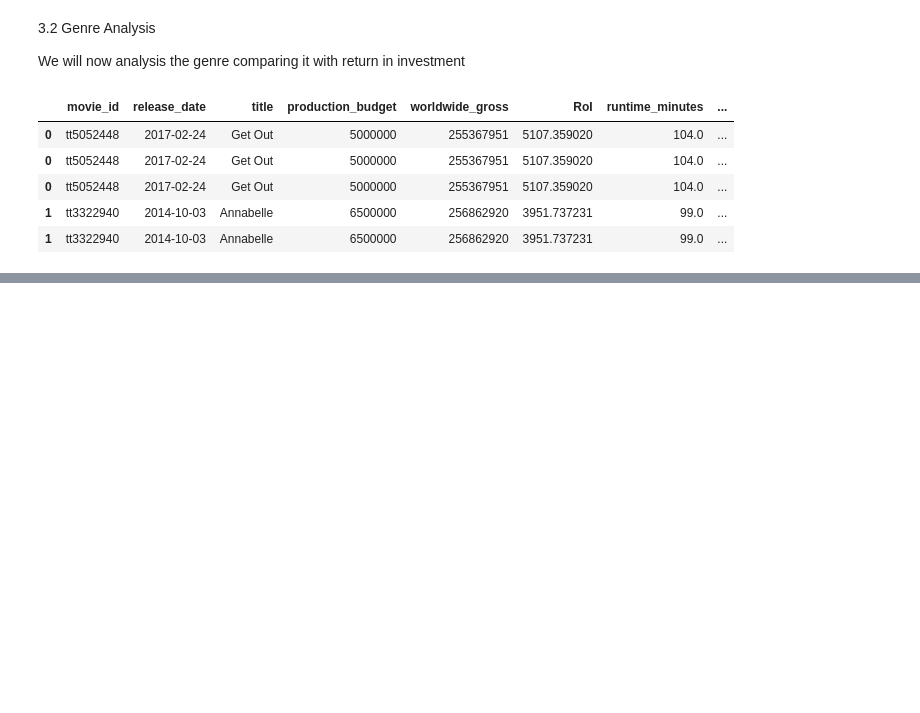
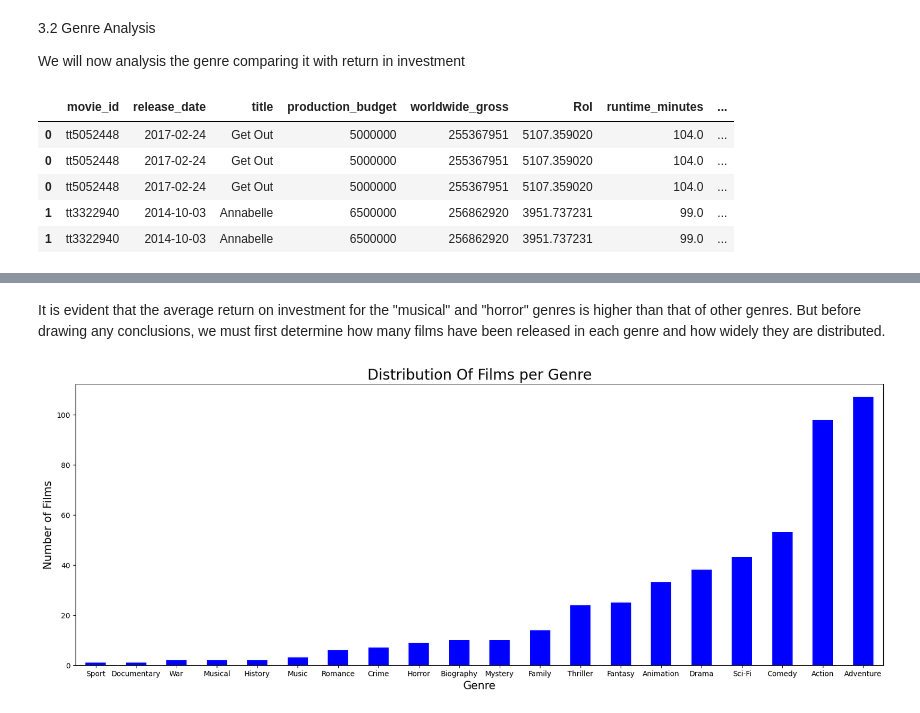
Before and after one commit to Geraldkigotho/dsc-phase-1-project-v2-4, a Jupyter notebook: student.ipynb, the cells around one changed output, grey strips where cells are left out. Saved outputs shown, nothing was run; the diff lists cells and outputs as text; code cells hidden in the pictures; blank space fills up the shorter version.

```diff
--- a/student.ipynb
+++ b/student.ipynb
@@ -823,0 +863,12 @@ genre_data_df.head()
+# %% [markdown]
+It is evident that the average return on investment for the "musical" and "horror" genres is higher than that of other genres. But before drawing any conclusions, we must first determine how many films have been released in each genre and how widely they are distributed.
+# %%
+fig, ax = plt.subplots(figsize=(8,6))
+
+genre_data_df.groupby('genres')['title'].count().sort_values().plot(kind='bar', figsize=(20,7), color='blue')
+ax.set_xlabel('Genre', fontsize=15)
+plt.xticks(rotation=0)
+ax.set_ylabel('Number of Films', fontsize=15)
+ax.set_title('Distribution Of Films per Genre', fontsize=20);
+# %% [output]
+[figure, added]
```
Also changed, not shown: parts of 27 cells of this notebook.
